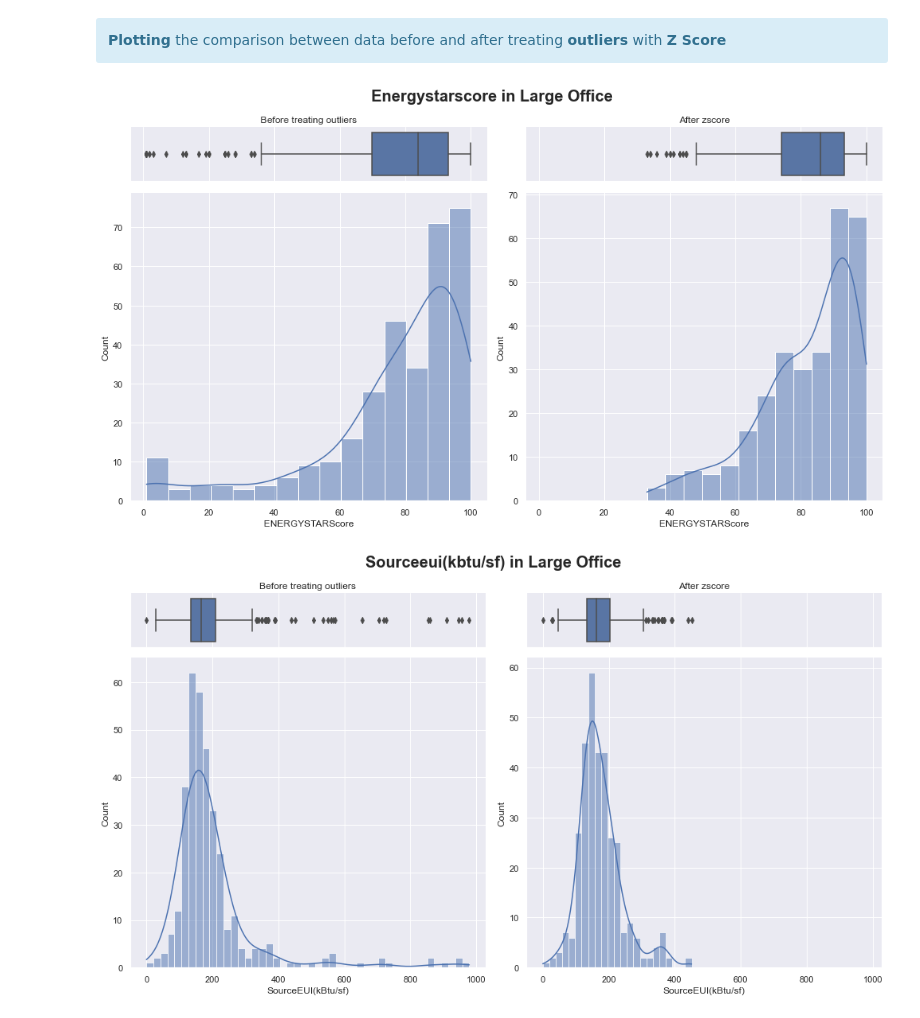
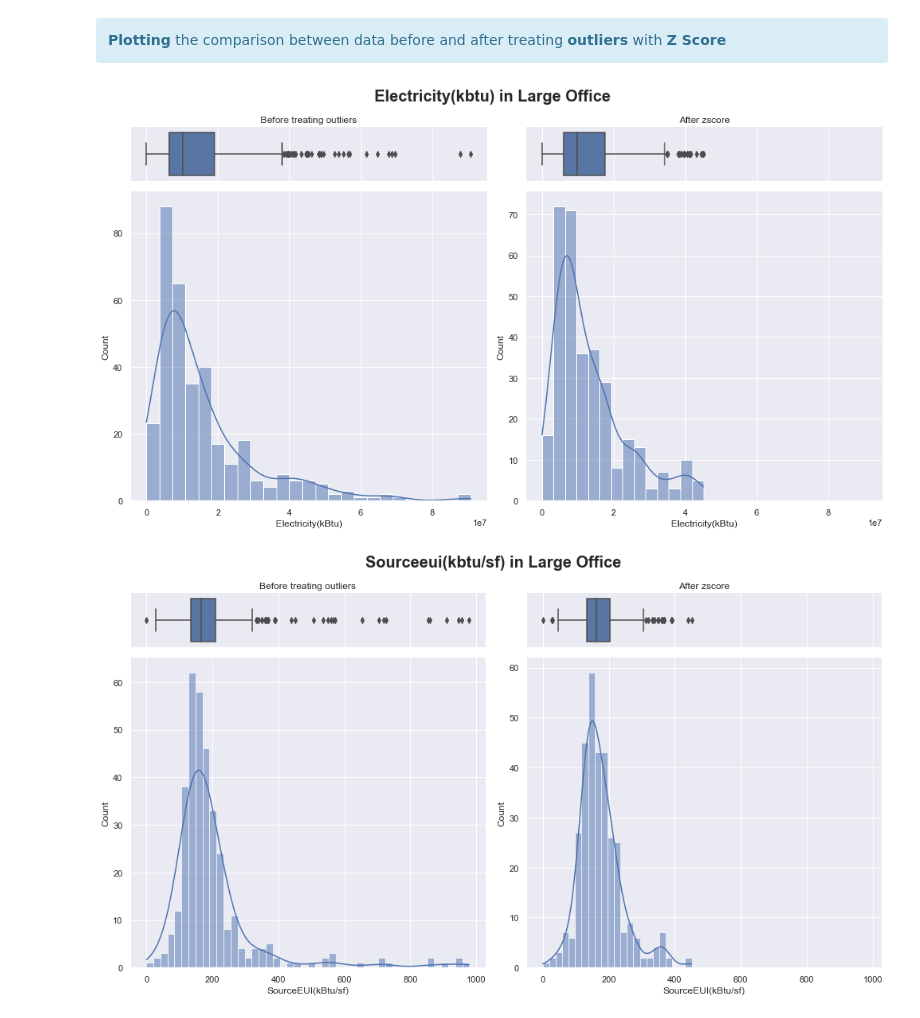
Before and after one commit to samirhinojosa/OC-P4-consumption-needs-of-buildings, a Jupyter notebook: cleaning_notebook.ipynb, the cells around one changed output. Cells and saved outputs as stored; diff of their text form; code cells hidden in the pictures.

```diff
--- a/cleaning_notebook.ipynb
+++ b/cleaning_notebook.ipynb
@@ -398,7 +435,7 @@ data_2016 = data_2016.loc[:, data_2016.isnull().mean() < .8]
     <b>Concatenating</b> the datasets
 </div>
 # %%
-data = pd.concat([data_2015, data_2016], ignore_index=True)
+data = pd.concat([data_2015, data_2016], ignore_index=True).reset_index(drop=True)
 # %%
 df_analysis(data, "data")
 # %% [output]
@@ -625,12 +667,12 @@ data.head(10)
 </div>
 # %%
 LIST_FEATURES = [
-    "OSEBuildingID", "DataYear", "PrimaryPropertyType", "NumberofFloors", "NumberofBuildings", "YearBuilt", "ZipCode", "Neighborhood",
-    "ENERGYSTARScore", "Electricity(kBtu)", "NaturalGas(kBtu)", "SiteEUI(kBtu/sf)", "SiteEUIWN(kBtu/sf)", "SiteEnergyUse(kBtu)",
-    "SiteEnergyUseWN(kBtu)", "SourceEUI(kBtu/sf)", "SourceEUIWN(kBtu/sf)", "SteamUse(kBtu)", "PropertyGFATotal"
+    "OSEBuildingID", "DataYear", "PrimaryPropertyType", "NumberofFloors", "NumberofBuildings", "PropertyGFATotal", "YearBuilt",
+    "ZipCode", "Neighborhood", "Electricity(kBtu)", "NaturalGas(kBtu)", "SiteEUI(kBtu/sf)", "SiteEUIWN(kBtu/sf)", "SiteEnergyUse(kBtu)",
+    "SiteEnergyUseWN(kBtu)", "SourceEUI(kBtu/sf)", "SourceEUIWN(kBtu/sf)", "SteamUse(kBtu)",
 ]
 # %%
-df_to_work = pd.DataFrame(data[LIST_FEATURES]).reset_index()
+df_to_work = pd.DataFrame(data[LIST_FEATURES])
 # %%
 df_analysis(df_to_work, "df_to_work", type_analysis="complete")
 # %% [output]
@@ -755,7 +797,7 @@ Analysis of df_to_work dataset
     Deleting <b>outliers</b> with <b>Z Score</b>
 </div>
 # %%
-df_without_outliers_by_zscore = pd.DataFrame()
+df_without_outliers = pd.DataFrame()
 
 # List de features to excluded because they seem ok
 LIST_FEATURES_TO_BE_EXCLUDED = ["OSEBuildingID", "YearBuilt", "DataYear", "ZipCode"]
@@ -774,5 +816,5 @@ for property_type in df_to_work["PrimaryPropertyType"].unique():
 
             del df_temp_outliers[col + "_zscore"]
 
-    df_without_outliers_by_zscore = pd.concat([df_without_outliers_by_zscore, df_temp_outliers])
+    df_without_outliers = pd.concat([df_without_outliers, df_temp_outliers])
 # %%
@@ -828,42 +870,42 @@ Name: OSEBuildingID, dtype: int64
     <b>Plotting</b> the comparison between data before and after treating <b>outliers</b> with <b>Z Score</b>
 </div>
 # %%
-LIST_FEATURES = ["ENERGYSTARScore", "SourceEUI(kBtu/sf)", "NaturalGas(kBtu)", "SiteEUIWN(kBtu/sf)"]
+LIST_FEATURES = ["Electricity(kBtu)", "SourceEUI(kBtu/sf)", "NaturalGas(kBtu)", "SiteEUIWN(kBtu/sf)"]
 property_type = "Large Office"
 
 df_temp = df_to_work[df_to_work["PrimaryPropertyType"] == property_type].copy()
-df_temp_by_zscore = df_without_outliers_by_zscore[df_without_outliers_by_zscore["PrimaryPropertyType"] == property_type].copy()
+df_temp_by_zscore = df_without_outliers[df_without_outliers["PrimaryPropertyType"] == property_type].copy()
 
 for col in LIST_FEATURES:
 
     # Creating a figure composed of two matplotlib.Axes objects (ax_box and ax_hist)
     fig, ((ax_box, ax_box_zscore), (ax_hist, ax_hist_zscore)) = \
                                                         plt.subplots(nrows=2, ncols=2, figsize=[14,8], sharex=True, gridspec_kw={"height_ratios": (.15, .85)})
 
     # Title for the complete RR078466118RUfigure
     fig.suptitle((col.capitalize() + " in " + property_type), fontsize="x-large", fontweight="bold", size=20)
 
     # Assigning a graph to each ax
     ax_box.title.set_text("Before treating outliers")
     ax_box_zscore.title.set_text("After zscore")
 
     sns.boxplot(data=df_temp, x=col, ax=ax_box)
     sns.boxplot(data=df_temp_by_zscore, x=col, ax=ax_box_zscore)
 
     sns.histplot(data=df_temp, x=col, kde=True, ax=ax_hist)
     sns.histplot(data=df_temp_by_zscore, x=col, kde=True, ax=ax_hist_zscore)
 
     # Remove x axis name for the boxplot
     ax_box.set(xlabel="")
     ax_box.set(yticks=[])
     ax_box_zscore.set(xlabel="")
     ax_box_zscore.set(yticks=[])
 
     plt.tight_layout()
-    plt.savefig("img/outliers.png")
+    plt.savefig("img/outliers-" + (col[0:-5].capitalize()) + "-in-" + property_type + ".png")
     sns.despine(fig)
 # %% [output]
-[figure, old version]
+[figure, new version]
 [figure]
 [figure]
 [figure]
```
Also changed, not shown: parts of 38 cells of this notebook, 6 other files.
